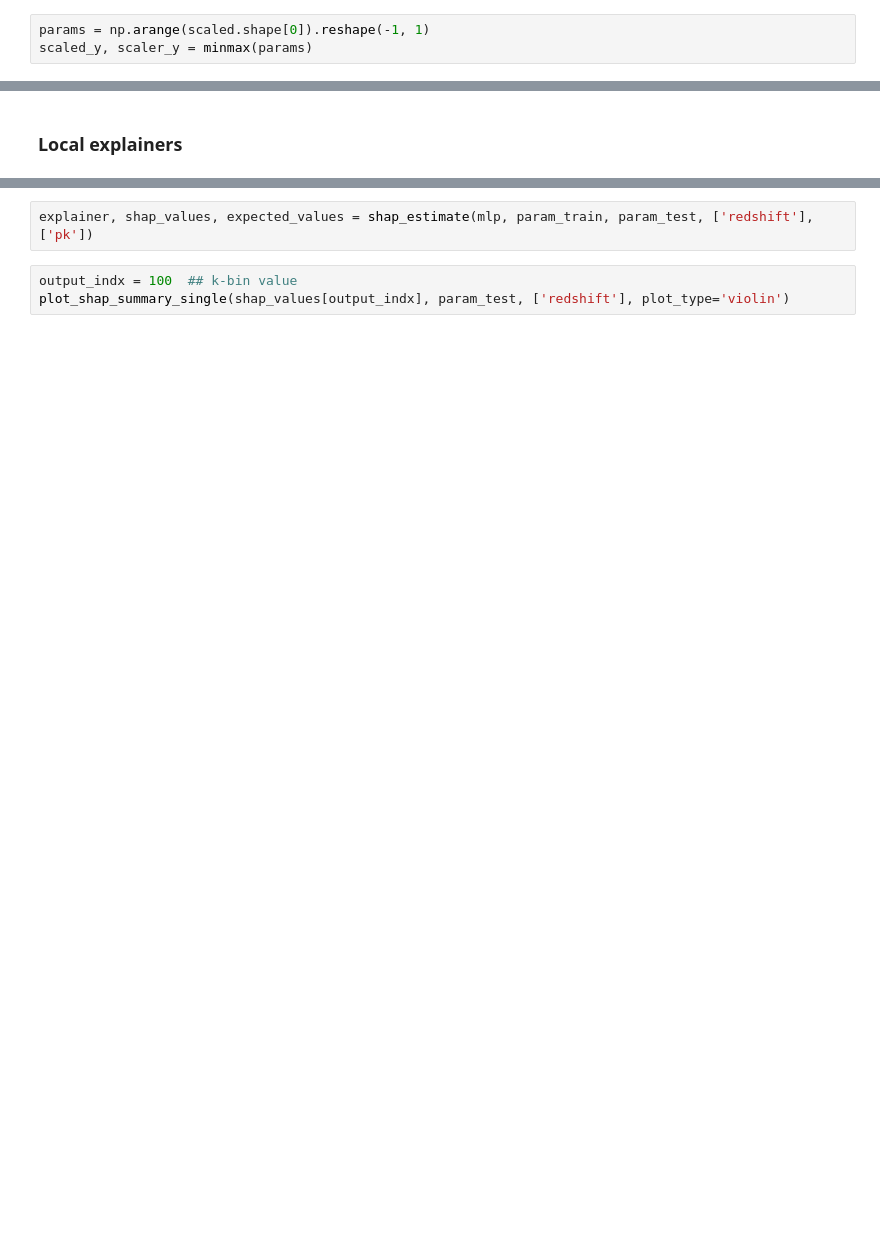
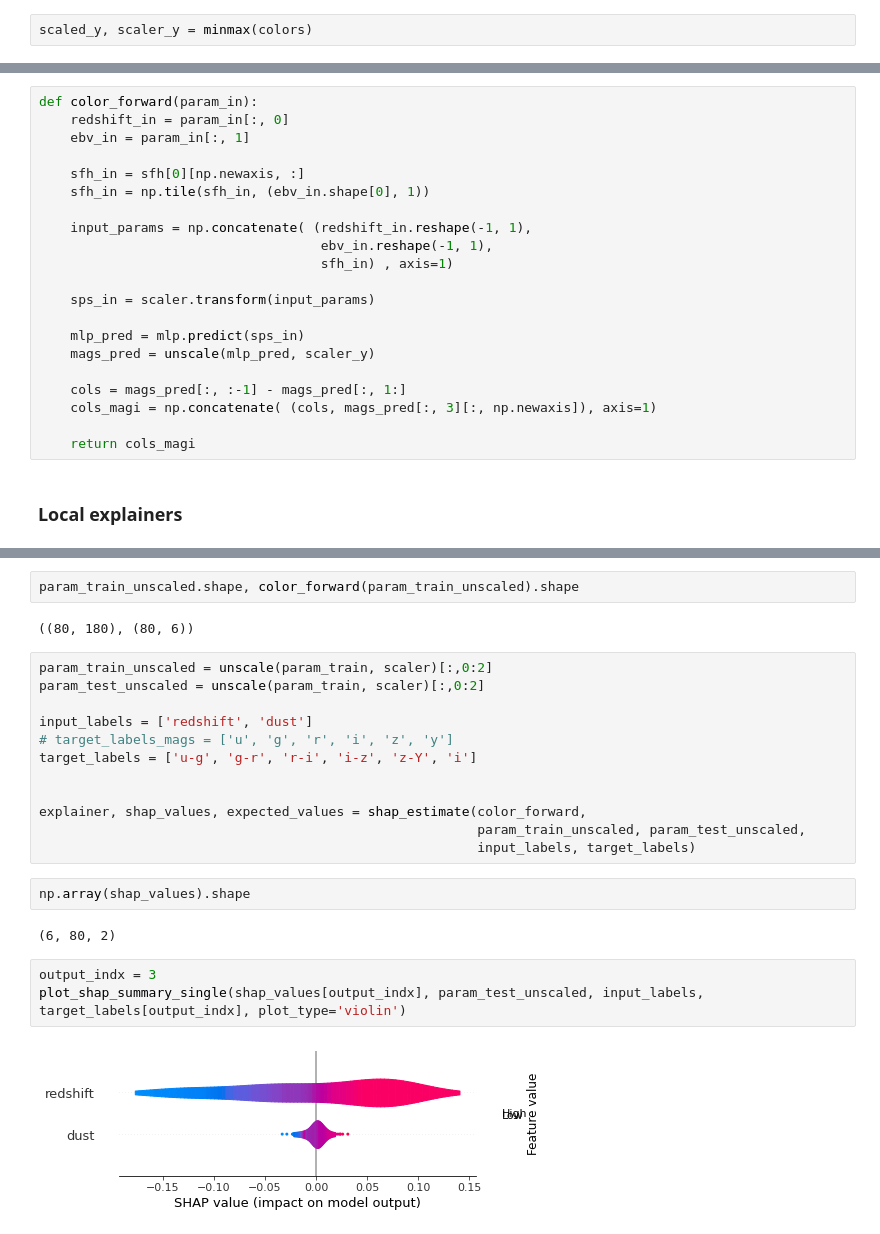
Before and after one commit to patricialarsen/emulator_utils, a Jupyter notebook: notebooks/demo_explainers.ipynb, the cells around one changed output, grey strips where cells are left out. Cells and saved outputs as stored; diff of their text form; blank space fills up the shorter version.

```diff
--- a/notebooks/demo_explainers.ipynb
+++ b/notebooks/demo_explainers.ipynb
@@ -12,4 +20,3 @@ scaled, scaler = log_standard(pk_all)
 # %%
-params = np.arange(scaled.shape[0]).reshape(-1, 1)
-scaled_y, scaler_y = minmax(params)
+scaled_y, scaler_y = minmax(colors)
 # %%
@@ -38,3 +88,24 @@ pk_pred = unscale(mlp_pred, scaler)
+# %%
+def color_forward(param_in):
+    redshift_in = param_in[:, 0]
+    ebv_in = param_in[:, 1]
+
+    sfh_in = sfh[0][np.newaxis, :]
+    sfh_in = np.tile(sfh_in, (ebv_in.shape[0], 1))
+
+    input_params = np.concatenate( (redshift_in.reshape(-1, 1),
+                                    ebv_in.reshape(-1, 1),
+                                    sfh_in) , axis=1)
+
+    sps_in = scaler.transform(input_params)
+
+    mlp_pred = mlp.predict(sps_in)
+    mags_pred = unscale(mlp_pred, scaler_y)
+
+    cols = mags_pred[:, :-1] - mags_pred[:, 1:]
+    cols_magi = np.concatenate( (cols, mags_pred[:, 3][:, np.newaxis]), axis=1)
+
+    return cols_magi
 # %% [markdown]
 ### Local explainers
 # %%
@@ -44,6 +123,26 @@ from emulator_utils.explainer import plot_shap_force_single, plot_shap_force_mul
+# %%
+param_train_unscaled.shape, color_forward(param_train_unscaled).shape
+# %% [output]
+((80, 180), (80, 6))
 # %%
-explainer, shap_values, expected_values = shap_estimate(mlp, param_train, param_test, ['redshift'], ['pk'])
+param_train_unscaled = unscale(param_train, scaler)[:,0:2]
+param_test_unscaled = unscale(param_train, scaler)[:,0:2]
+
+input_labels = ['redshift', 'dust']
+# target_labels_mags = ['u', 'g', 'r', 'i', 'z', 'y']
+target_labels = ['u-g', 'g-r', 'r-i', 'i-z', 'z-Y', 'i']
+
+
+explainer, shap_values, expected_values = shap_estimate(color_forward,
+                                                        param_train_unscaled, param_test_unscaled,
+                                                        input_labels, target_labels)
+# %%
+np.array(shap_values).shape
+# %% [output]
+(6, 80, 2)
 # %%
-output_indx = 100  ## k-bin value
-plot_shap_summary_single(shap_values[output_indx], param_test, ['redshift'], plot_type='violin')
+output_indx = 3
+plot_shap_summary_single(shap_values[output_indx], param_test_unscaled, input_labels, target_labels[output_indx], plot_type='violin')
+# %% [output]
+[figure, added]
 # %%
```
Also changed, not shown: parts of 24 cells of this notebook, 9 other files.
